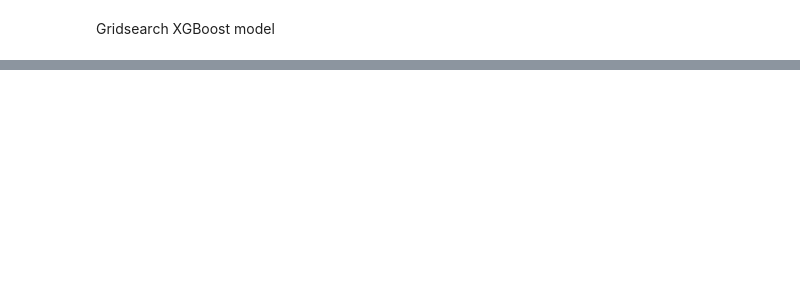
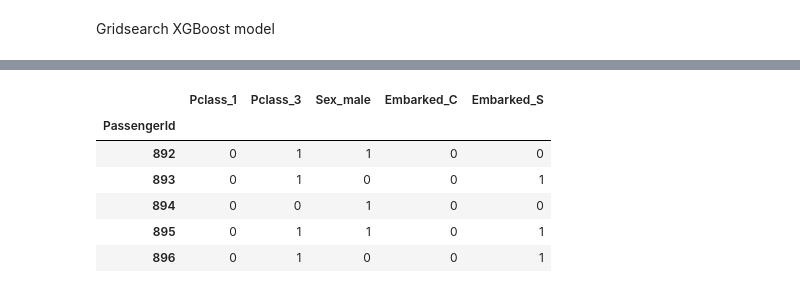
Before and after one commit to blantj/Titanic_Survival_Classification, a Jupyter notebook: Pclass/Modeling-Pclass&Embarked&Sex.ipynb, the cells around one changed output, grey strips where cells are left out. Drawn from its saved outputs; the diff is of its cells as text; code cells hidden in the pictures; blank space fills up the shorter version.

```diff
--- a/Pclass/Modeling-Pclass&Embarked&Sex.ipynb
+++ b/Pclass/Modeling-Pclass&Embarked&Sex.ipynb
@@ -687,0 +565,4 @@ memory usage: 83.7+ KB
+# %%
+deploy_df.drop(columns=['Name', 'Age', 'SibSp', 'Parch', 'Ticket', 'Fare', 'Cabin'], inplace=True)
+deploy_df.set_index('PassengerId', inplace=True)
+deploy_df.head()
@@ -687,0 +577,12 @@ memory usage: 83.7+ KB
+# %%
+deploy_df = pd.get_dummies(deploy_df, columns=['Pclass', 'Sex', 'Embarked'])
+deploy_df.drop(columns=['Pclass_2', 'Sex_female', 'Embarked_Q'], inplace=True)
+deploy_df.head()
+# %% [output]
+|  | Pclass_1 | Pclass_3 | Sex_male | Embarked_C | Embarked_S |
+| PassengerId |  |  |  |  |  |
+| 892 | 0 | 1 | 1 | 0 | 0 |
+| 893 | 0 | 1 | 0 | 0 | 1 |
+| 894 | 0 | 0 | 1 | 0 | 0 |
+| 895 | 0 | 1 | 1 | 0 | 1 |
+| 896 | 0 | 1 | 0 | 0 | 1 |
```
Also changed, not shown: parts of 36 cells of this notebook, 4 other files.
